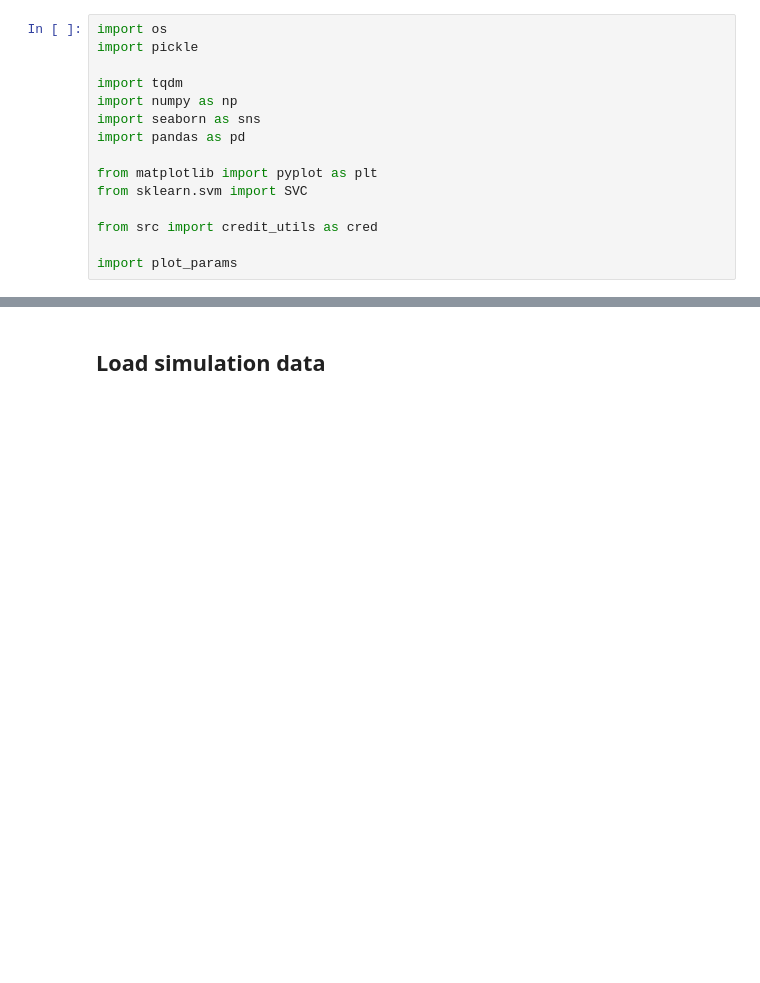
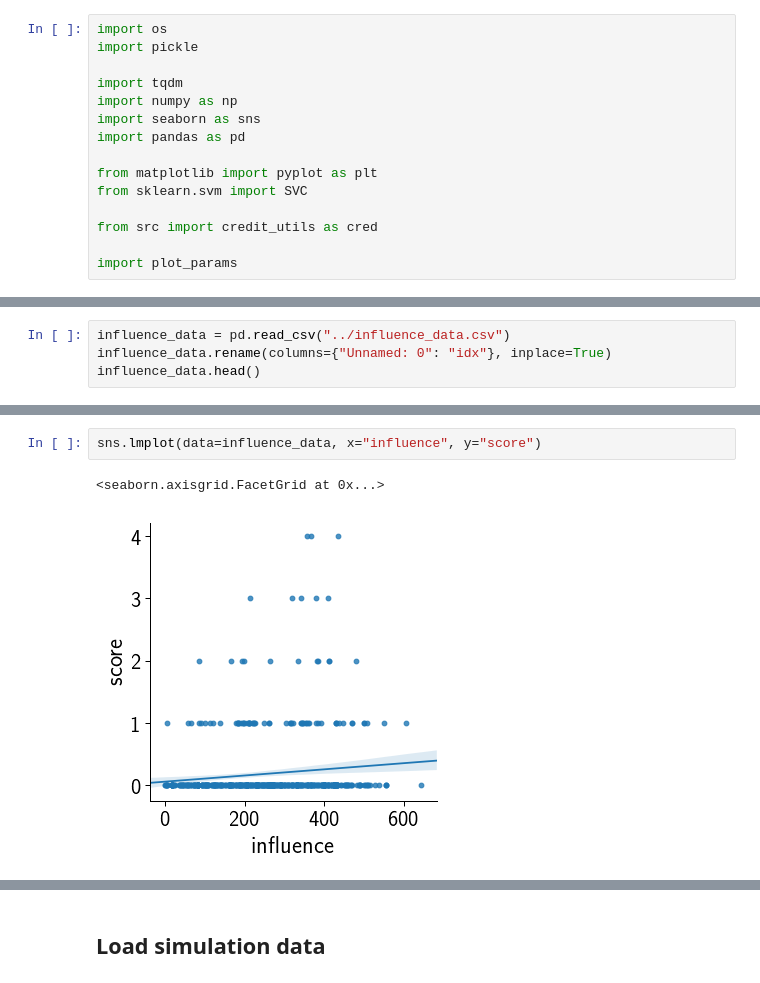
Before and after one commit to spring-epfl/pots, a Jupyter notebook: notebooks/credit_poisoning.ipynb, the cells around one changed output, grey strips where cells are left out. Drawn from its saved outputs; the diff is of its cells as text; blank space fills up the shorter version.

```diff
--- a/notebooks/credit_poisoning.ipynb
+++ b/notebooks/credit_poisoning.ipynb
@@ -18,0 +21,4 @@ import plot_params
+# %%
+influence_data = pd.read_csv("../influence_data.csv")
+influence_data.rename(columns={"Unnamed: 0": "idx"}, inplace=True)
+influence_data.head()
@@ -18,0 +32,5 @@ import plot_params
+# %%
+sns.lmplot(data=influence_data, x="influence", y="score")
+# %% [output]
+<seaborn.axisgrid.FacetGrid at 0x...>
+[figure, added]
```
Also changed, not shown: parts of 25 cells of this notebook, 4 other files.
